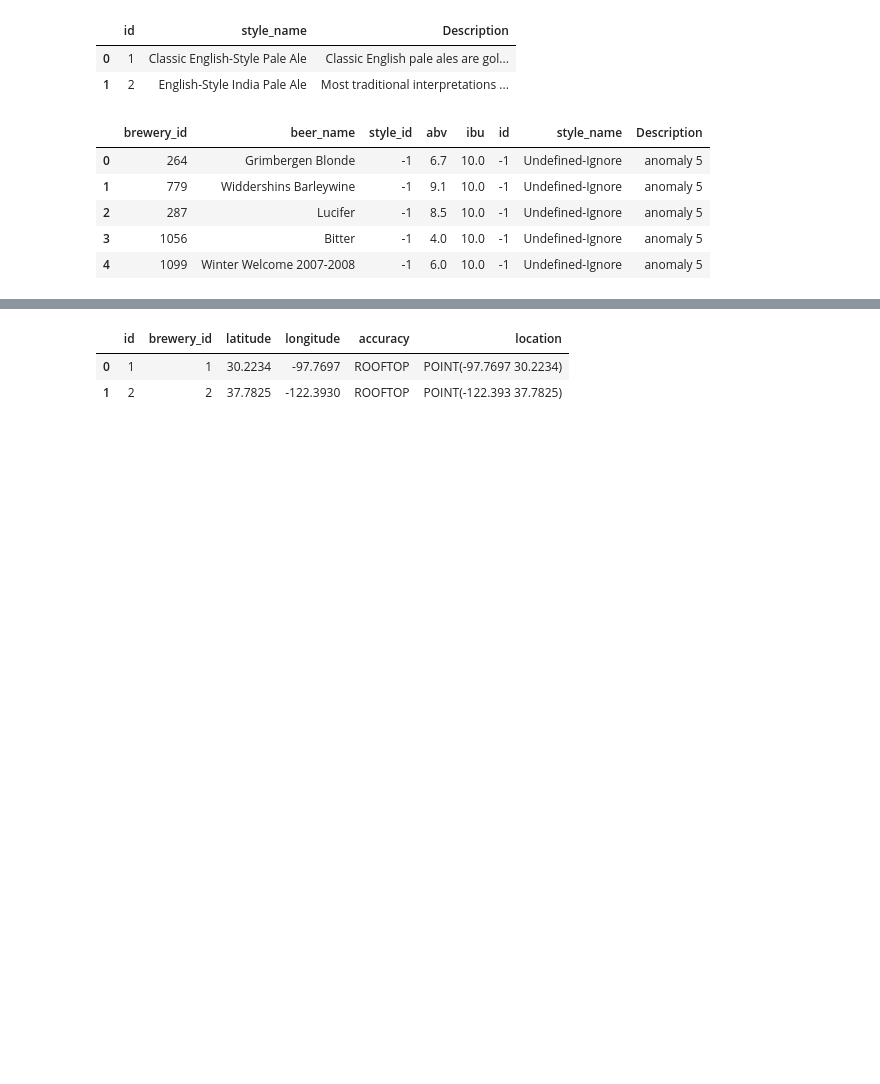
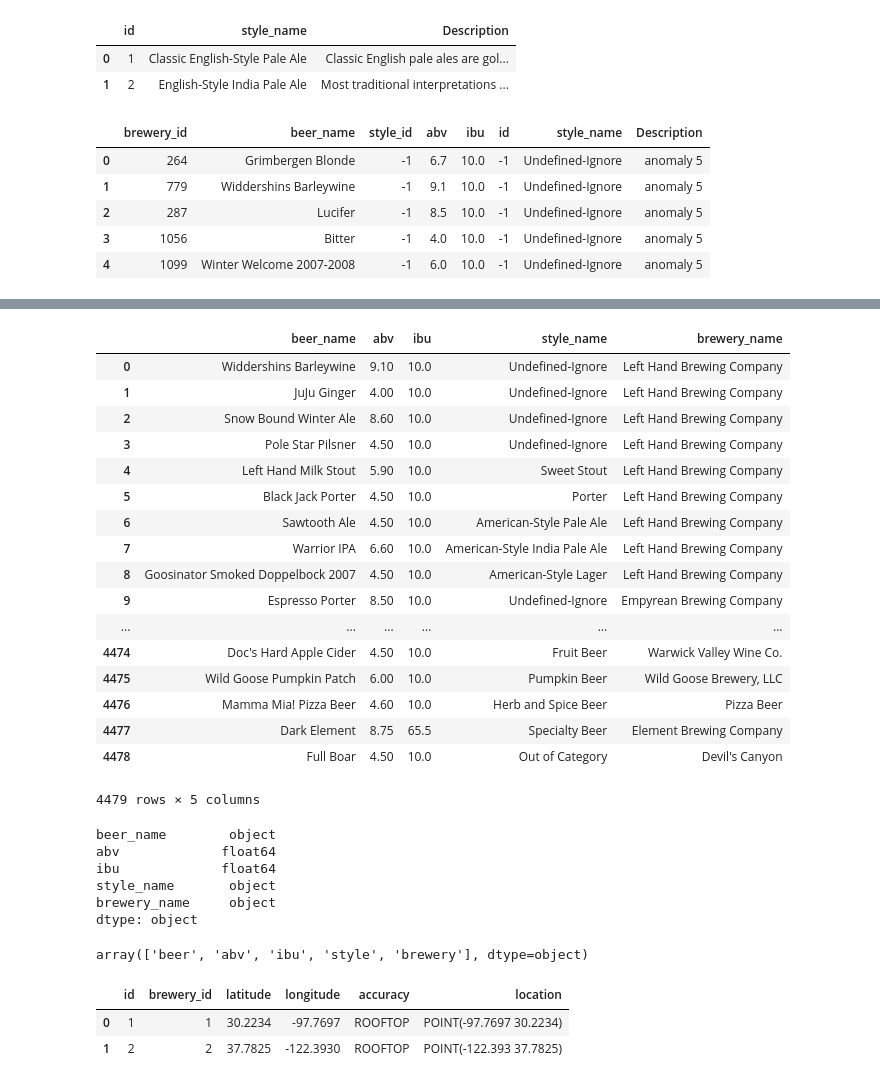
Before and after one commit to bbasista87/Project-2-Brewery-App, a Jupyter notebook: data/beers&breweries.ipynb, the cells around one changed output, grey strips where cells are left out. Drawn from its saved outputs; the diff is of its cells as text; code cells hidden in the pictures; blank space fills up the shorter version.

```diff
--- a/data/beers&breweries.ipynb
+++ b/data/beers&breweries.ipynb
@@ -95,0 +99,36 @@ brewery_beer.head(2)
+# %%
+beerdf = beerdf.loc[:, ["beer_name", "abv", "ibu","style_name", "brewery_name"]]
+beerdf
+# %% [output]
+|  | beer_name | abv | ibu | style_name | brewery_name |
+| 0 | Widdershins Barleywine | 9.10 | 10.0 | Undefined-Ignore | Left Hand Brewing Company |
+| 1 | JuJu Ginger | 4.00 | 10.0 | Undefined-Ignore | Left Hand Brewing Company |
+| 2 | Snow Bound Winter Ale | 8.60 | 10.0 | Undefined-Ignore | Left Hand Brewing Company |
+| 3 | Pole Star Pilsner | 4.50 | 10.0 | Undefined-Ignore | Left Hand Brewing Company |
+| 4 | Left Hand Milk Stout | 5.90 | 10.0 | Sweet Stout | Left Hand Brewing Company |
+| 5 | Black Jack Porter | 4.50 | 10.0 | Porter | Left Hand Brewing Company |
+| 6 | Sawtooth Ale | 4.50 | 10.0 | American-Style Pale Ale | Left Hand Brewing Company |
+| 7 | Warrior IPA | 6.60 | 10.0 | American-Style India Pale Ale | Left Hand Brewing Company |
+| 8 | Goosinator Smoked Doppelbock 2007 | 4.50 | 10.0 | American-Style Lager | Left Hand Brewing Company |
+| 9 | Espresso Porter | 8.50 | 10.0 | Undefined-Ignore | Empyrean Brewing Company |
+| ... | ... | ... | ... | ... | ... |
+| 4474 | Doc's Hard Apple Cider | 4.50 | 10.0 | Fruit Beer | Warwick Valley Wine Co. |
+| 4475 | Wild Goose Pumpkin Patch | 6.00 | 10.0 | Pumpkin Beer | Wild Goose Brewery, LLC |
+| 4476 | Mamma Mia! Pizza Beer | 4.60 | 10.0 | Herb and Spice Beer | Pizza Beer |
+| 4477 | Dark Element | 8.75 | 65.5 | Specialty Beer | Element Brewing Company |
+| 4478 | Full Boar | 4.50 | 10.0 | Out of Category | Devil's Canyon |
+4479 rows × 5 columns
+# %%
+beerdf.dtypes
+# %% [output]
+beer_name        object
+abv             float64
+ibu             float64
+style_name       object
+brewery_name     object
+dtype: object
+# %%
+beerdf = beerdf.rename(columns={'brewery_name': 'brewery','beer_name':'beer','style_name':'style'})
+beerdf.columns.values
+# %% [output]
+array(['beer', 'abv', 'ibu', 'style', 'brewery'], dtype=object)
```
Also changed, not shown: parts of 7 cells of this notebook, 16 other files.
